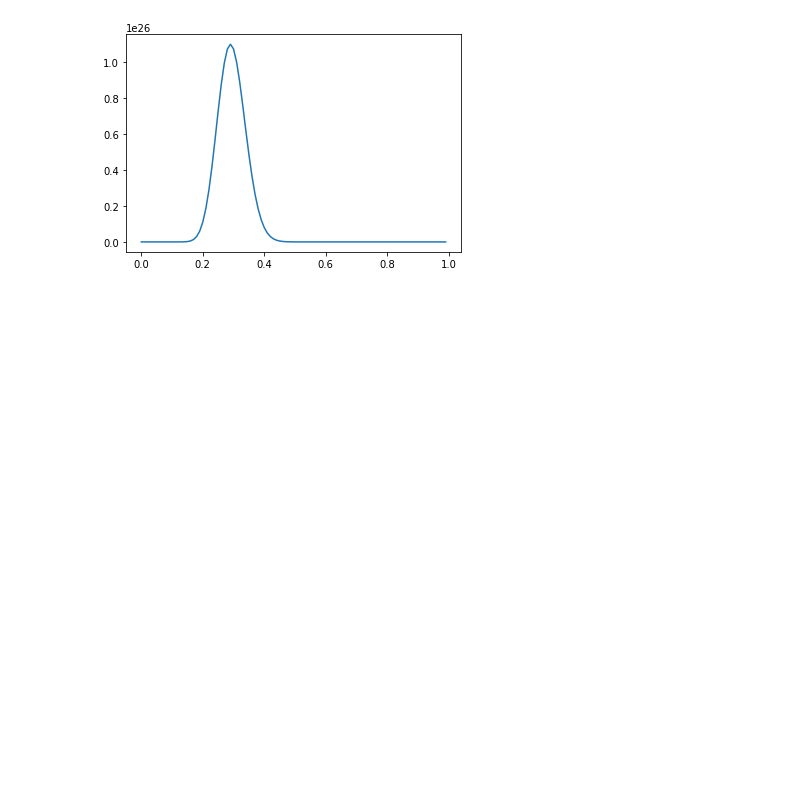
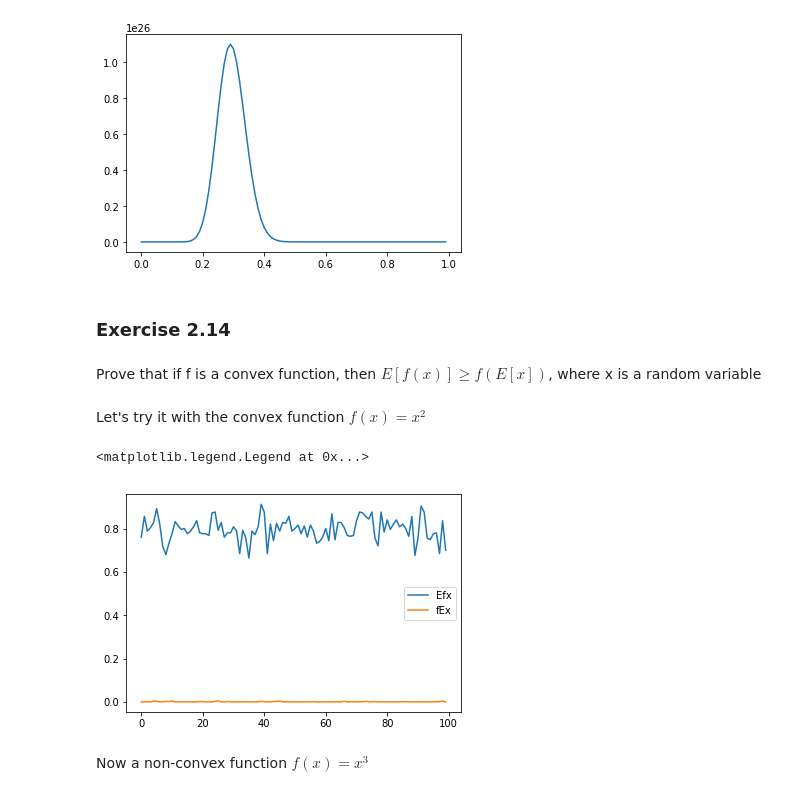
Before and after one commit to Aturt2/mckay, a Jupyter notebook: Chapter2.ipynb, the cells around one changed output. Saved outputs shown, nothing was run; the diff lists cells and outputs as text; code cells hidden in the pictures; blank space fills up the shorter version.

Commit message:
Exercise 2.14

```diff
--- a/Chapter2.ipynb
+++ b/Chapter2.ipynb
@@ -206,3 +206,25 @@ plt.plot(np.arange(0, 1, 0.01), probs_fh_d)
 # %% [output]
 [<matplotlib.lines.Line2D at 0x...>]
 [figure]
+# %% [markdown]
+### Exercise 2.14
+# %% [markdown]
+Prove that if f is a convex function, then $E[f(x)] \geq f(E[x])$, where x is a random variable
+# %% [markdown]
+Let's try it with the convex function $f(x) = x^2$
+# %%
+Efx = []
+fEx = []
+for i in range(100):
+    x = np.random.choice([-2, 0, 2], p=[0.1, 0.8, 0.1], size=1000)
+    Efx.append(np.mean(x**2))
+    fEx.append(np.mean(x) ** 2)
+# %%
+plt.plot(np.arange(100), Efx)
+plt.plot(np.arange(100), fEx)
+plt.legend(["Efx", "fEx"])
+# %% [output]
+<matplotlib.legend.Legend at 0x...>
+[figure, added]
+# %% [markdown]
+Now a non-convex function $f(x) = x^3$
```
Also changed, not shown: parts of 2 cells of this notebook.
